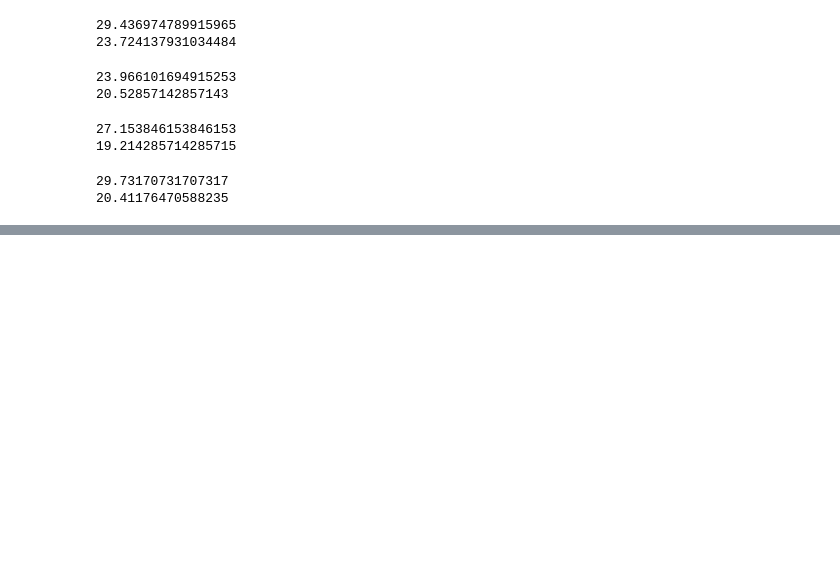
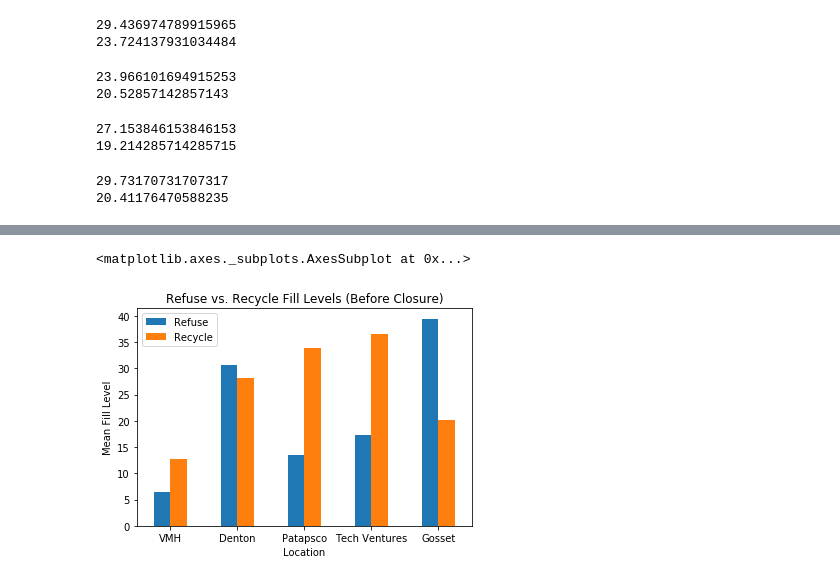
Before and after one commit to amodmathur/bmgt438a-project, a Jupyter notebook: descriptive_stats.ipynb, the cells around one changed output, grey strips where cells are left out. Drawn from its saved outputs; the diff is of its cells as text; code cells hidden in the pictures; blank space fills up the shorter version.

Commit message:
refuse/recycle comparisons

```diff
--- a/descriptive_stats.ipynb
+++ b/descriptive_stats.ipynb
@@ -79,0 +99,57 @@ print(gosset_mean_after)
+# %%
+# BEFORE CLOSURE - Splitting refuse and recycle average fill levels
+
+# Van Munching Hall
+vmh_refuse = df[(df.containerDescription == 6)]
+vmh_refuse_mean = vmh_refuse["level"].mean()
+
+vmh_recycle = df[(df.containerDescription == 5)]
+vmh_recycle_mean = vmh_recycle["level"].mean()
+
+# Denton Hall
+denton_refuse = df[(df.containerDescription == 4)]
+denton_refuse_mean = denton_refuse["level"].mean()
+
+denton_recycle = df[(df.containerDescription == 3)]
+denton_recycle_mean = denton_recycle["level"].mean()
+
+# Patapsco Building
+patapsco_refuse = df[(df.containerDescription == 8)]
+patapsco_refuse_mean = patapsco_refuse["level"].mean()
+
+patapsco_recycle = df[(df.containerDescription == 7)]
+patapsco_recycle_mean = patapsco_recycle["level"].mean()
+
+# UMD Tech Ventures
+tech_refuse = df[(df.containerDescription == 10)]
+tech_refuse_mean = tech_refuse["level"].mean()
+
+tech_recycle = df[(df.containerDescription == 9)]
+tech_recycle_mean = tech_recycle["level"].mean()
+
+# Gosset Team House
+gosset_refuse = df[(df.containerDescription == 2)]
+gosset_refuse_mean = gosset_refuse["level"].mean()
+
+gosset_recycle = df[(df.containerDescription == 1)]
+gosset_recycle_mean = gosset_recycle["level"].mean()
+
+
+# Lists of means separated by refuse/recycle
+all_refuse_mean = [vmh_refuse_mean, denton_refuse_mean, patapsco_refuse_mean, tech_refuse_mean, gosset_refuse_mean]
+all_recycle_mean = [vmh_recycle_mean, denton_recycle_mean, patapsco_recycle_mean, tech_recycle_mean, gosset_recycle_mean]
+
+# DataFrame of lists along with index
+index = ['VMH', 'Denton', 'Patapsco', 'Tech Ventures', 'Gosset']
+df_graph = pd.DataFrame({'Refuse': all_refuse_mean, 'Recycle': all_recycle_mean}, index=index)
+
+# Construct bar graph and set axis labels
+bar_graph = df_graph.plot.bar(rot=0)
+bar_graph.set_xlabel("Location")
+bar_graph.set_ylabel("Mean Fill Level")
+bar_graph.set_title("Refuse vs. Recycle Fill Levels (Before Closure)")
+
+bar_graph
+# %% [output]
+<matplotlib.axes._subplots.AxesSubplot at 0x...>
+[figure, added]
```
Also changed, not shown: parts of 2 cells of this notebook, 1 other file.
